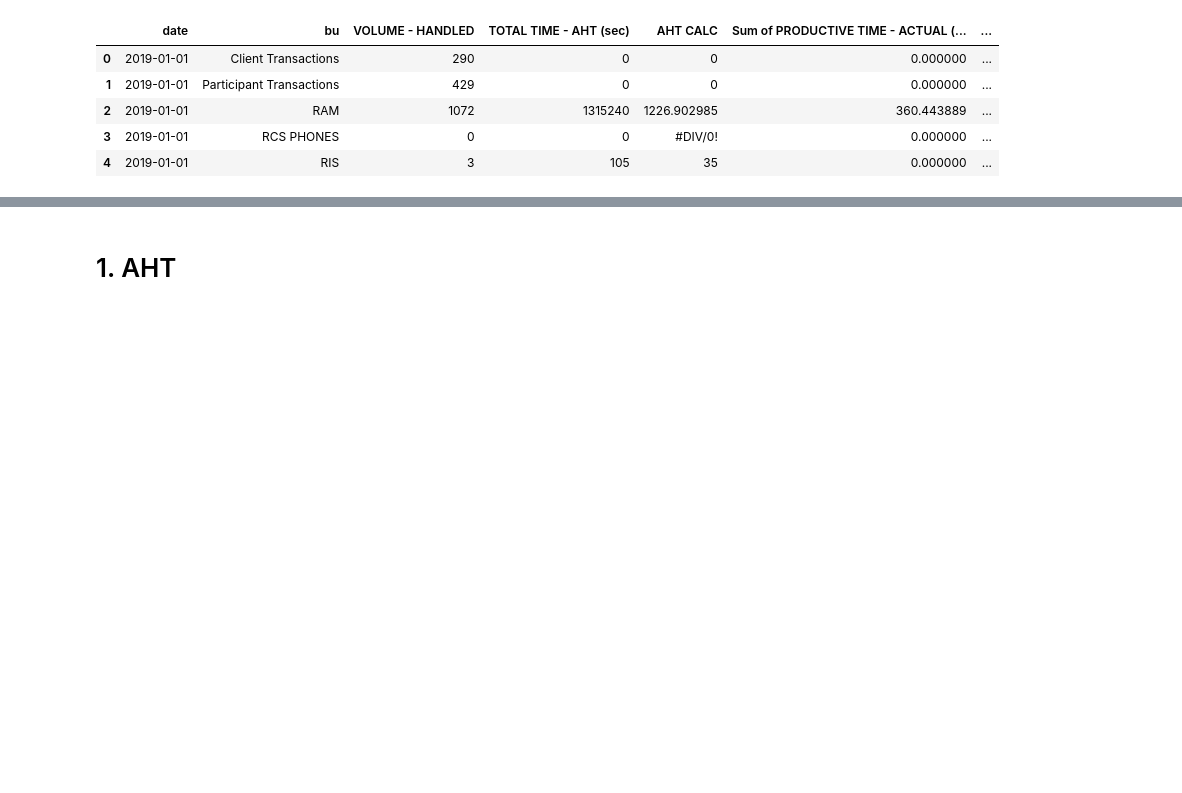
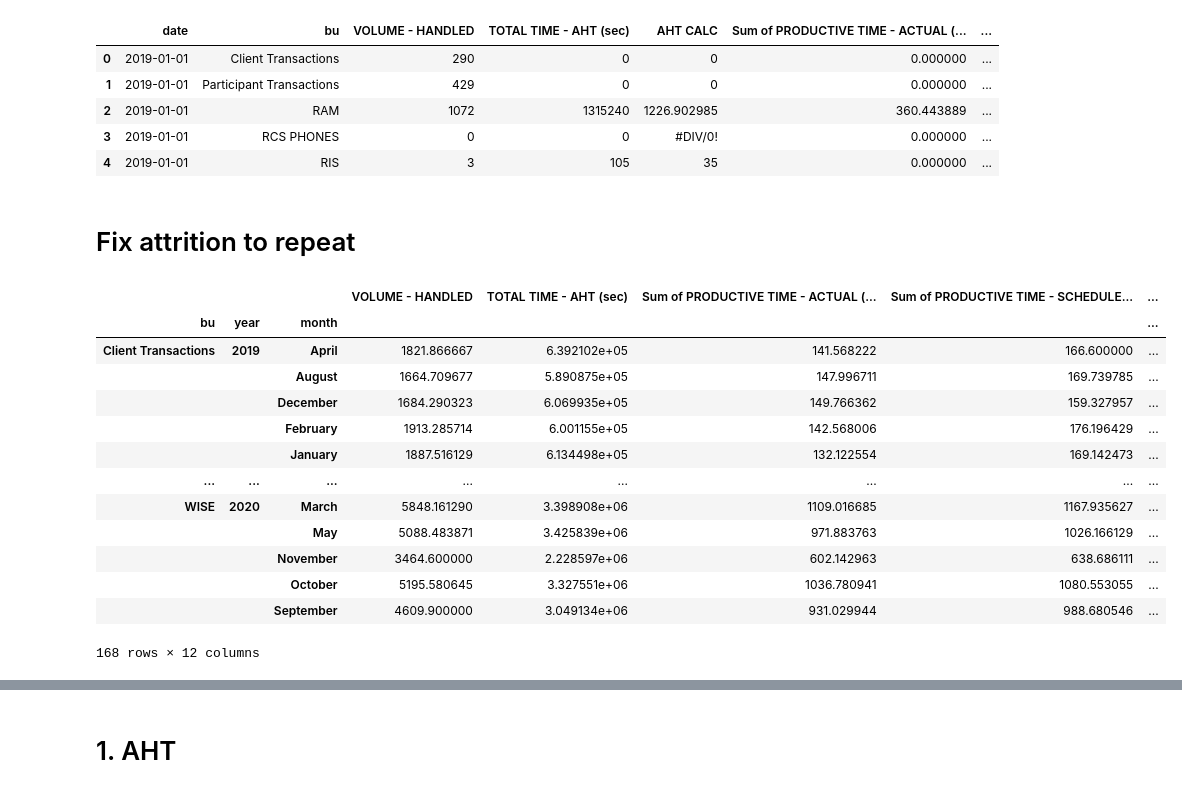
Before and after one commit to majickdave/dji_vol, a Jupyter notebook: wfh_analysis/6 metrics.ipynb, the cells around one changed output, grey strips where cells are left out. Cells and saved outputs as stored; diff of their text form; code cells hidden in the pictures; blank space fills up the shorter version.

```diff
--- a/wfh_analysis/6 metrics.ipynb
+++ b/wfh_analysis/6 metrics.ipynb
@@ -31,3 +31,22 @@ df.head()
 | 2 | 2019-01-01 | RAM | 1072 | 1315240 | 1226.902985 | 360.443889 | ... |
 | 3 | 2019-01-01 | RCS PHONES | 0 | 0 | #DIV/0! | 0.000000 | ... |
 | 4 | 2019-01-01 | RIS | 3 | 105 | 35 | 0.000000 | ... |
+# %% [markdown]
+# Fix attrition to repeat
+# %%
+df.groupby(['bu', 'year', 'month']).mean()
+# %% [output]
+|  |  |  | VOLUME - HANDLED | TOTAL TIME - AHT (sec) | Sum of PRODUCTIVE TIME - ACTUAL (... | Sum of PRODUCTIVE TIME - SCHEDULE... | ... |
+| bu | year | month |  |  |  |  | ... |
+| Client Transactions | 2019 | April | 1821.866667 | 6.392102e+05 | 141.568222 | 166.600000 | ... |
+|  |  | August | 1664.709677 | 5.890875e+05 | 147.996711 | 169.739785 | ... |
+|  |  | December | 1684.290323 | 6.069935e+05 | 149.766362 | 159.327957 | ... |
+|  |  | February | 1913.285714 | 6.001155e+05 | 142.568006 | 176.196429 | ... |
+|  |  | January | 1887.516129 | 6.134498e+05 | 132.122554 | 169.142473 | ... |
+| ... | ... | ... | ... | ... | ... | ... | ... |
+| WISE | 2020 | March | 5848.161290 | 3.398908e+06 | 1109.016685 | 1167.935627 | ... |
+|  |  | May | 5088.483871 | 3.425839e+06 | 971.883763 | 1026.166129 | ... |
+|  |  | November | 3464.600000 | 2.228597e+06 | 602.142963 | 638.686111 | ... |
+|  |  | October | 5195.580645 | 3.327551e+06 | 1036.780941 | 1080.553055 | ... |
+|  |  | September | 4609.900000 | 3.049134e+06 | 931.029944 | 988.680546 | ... |
+168 rows × 12 columns
```
Also changed, not shown: parts of 32 cells of this notebook, 3 other files.
